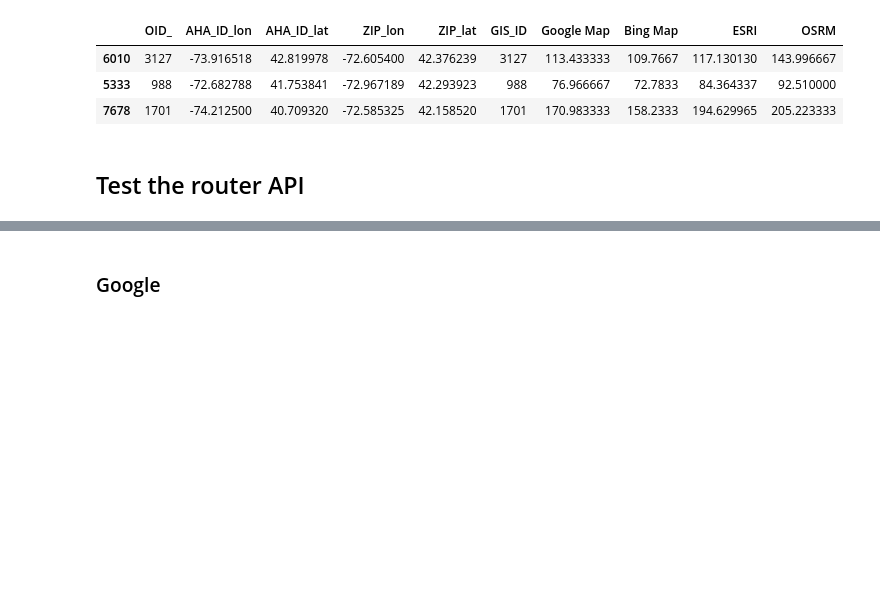
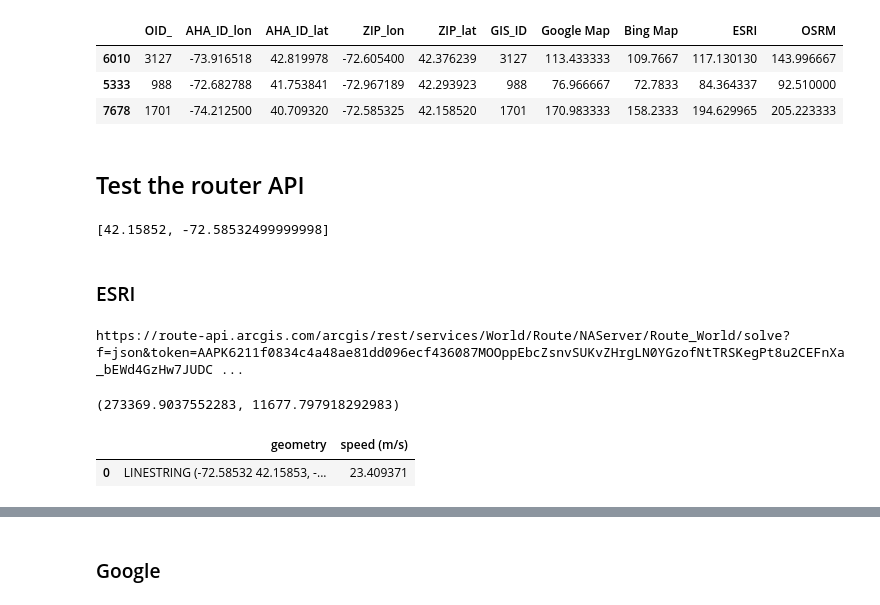
Before and after one commit to wybert/georouting, a Jupyter notebook: notebooks/dev.ipynb, the cells around one changed output, grey strips where cells are left out. Cells and saved outputs as stored; diff of their text form; code cells hidden in the pictures; blank space fills up the shorter version.

Commit message:
add esri route API

```diff
--- a/notebooks/dev.ipynb
+++ b/notebooks/dev.ipynb
@@ -33,0 +40,23 @@ one_od_pair = data.iloc[2]
+# %%
+origin
+# %% [output]
+[42.15852, -72.58532499999998]
+# %% [markdown]
+### ESRI
+# %%
+origin = [45.51238,-122.68782]
+destination = [45.522054,-122.690176]
+# %%
+from georouting.routers.esri import EsriRouter
+esri_router = EsriRouter(esri_key)
+esri_route = esri_router.get_route(origin, destination)
+esri_route.get_distance(),esri_route.get_duration()
+# %% [output]
+https://route-api.arcgis.com/arcgis/rest/services/World/Route/NAServer/Route_World/solve?f=json&token=AAPK6211f0834c4a48ae81dd096ecf436087MOOppEbcZsnvSUKvZHrgLN0YGzofNtTRSKegPt8u2CEFnXa_bEWd4GzHw7JUDC ...
+(273369.9037552283, 11677.797918292983)
+# %%
+gdf = esri_route.get_route_geopandas()
+gdf
+# %% [output]
+|  | geometry | speed (m/s) |
+| 0 | LINESTRING (-72.58532 42.15853, -... | 23.409371 |
```
Also changed, not shown: parts of 7 cells of this notebook, 2 other files.
